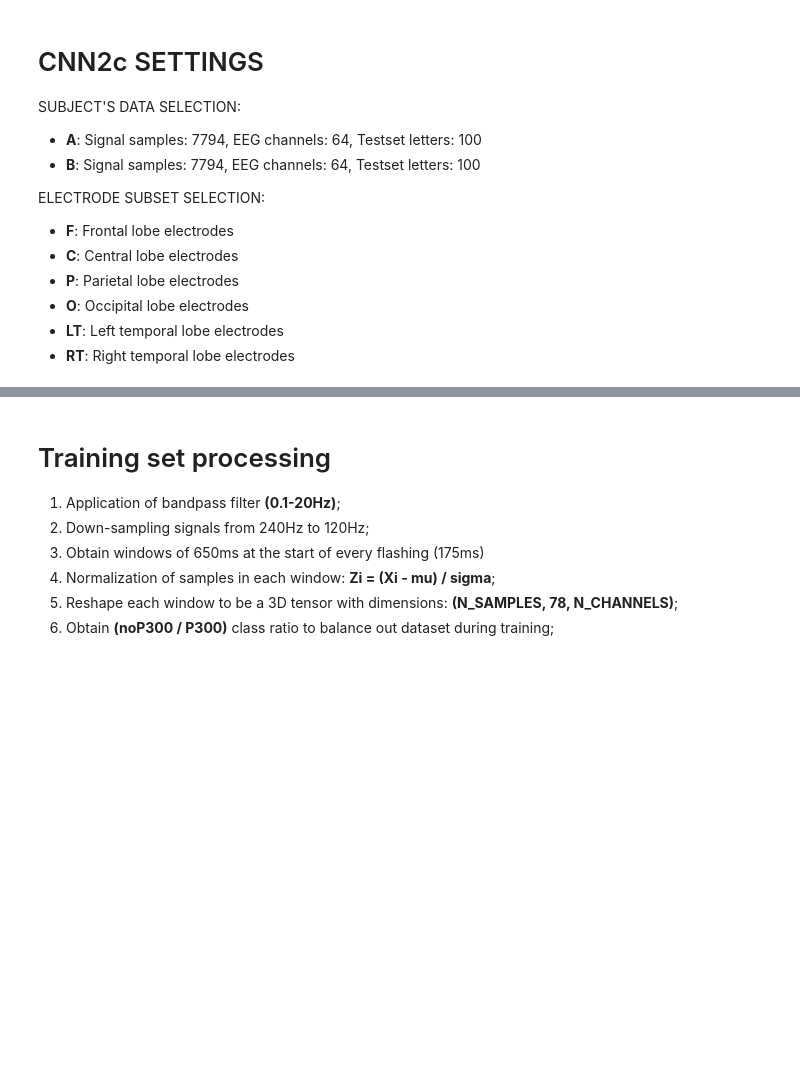
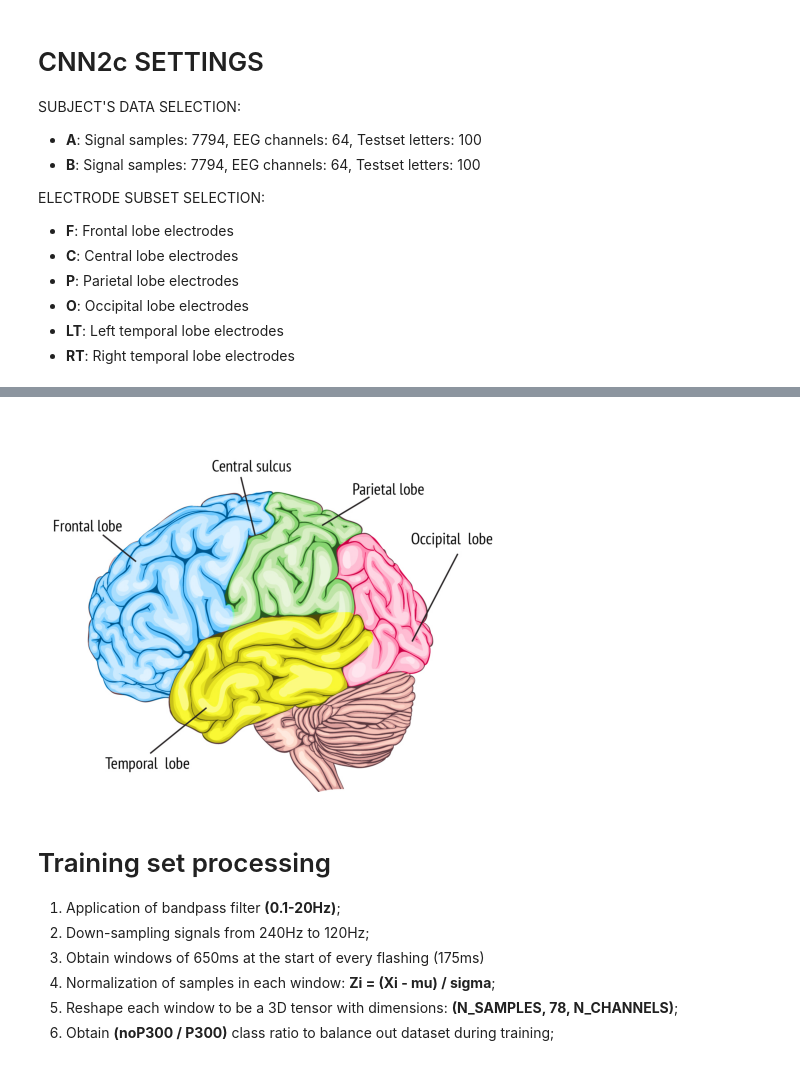
Before and after one commit to qossayrida/neurospell-context-aware, a Jupyter notebook: code/jupyter/CNN2c.ipynb, the cells around one changed output, grey strips where cells are left out. Cells and saved outputs as stored; diff of their text form; code cells hidden in the pictures; blank space fills up the shorter version.

Commit message:
Add CNN2c model

```diff
--- a/code/jupyter/CNN2c.ipynb
+++ b/code/jupyter/CNN2c.ipynb
@@ -84,3 +15,56 @@ ModuleNotFoundError: No module named 'google.colab'
+# %%
+import matplotlib.pyplot as plt
+import matplotlib.image as mpimg
+import seaborn as sns
+import pandas as pd
+import numpy as np
+import warnings
+import string
+import os
+
+from keras.layers import *
+from keras.models import Model
+from tensorflow.keras import backend as K
+from keras import Sequential
+from keras.callbacks import ModelCheckpoint
+from keras.callbacks import EarlyStopping
+from sklearn.metrics import confusion_matrix
+from sklearn.preprocessing import scale
+
+
+contributor_selected = "I"
+electrode_selected = "O"
+electrode_names = ["F", "C", "P", "O", "LT", "RT"]
+
+
+contributor_train_file_path = '../data/Contributor_' + contributor_selected + '_Train.mat'
+contributor_test_file_path = '../data/Contributor_' + contributor_selected + '_Test.mat'
+channel_name_file_path = '../data/channels.csv'
+CHANNEL_COORD = '../data/coordinates.csv'
+warnings.filterwarnings('ignore')
+
+
+# Channel selection
+if electrode_selected == "F":
+    channels = [21, 22, 23, 24, 25, 26, 27, 28, 29, 30, 31, 32, 33, 34, 35, 36, 37]
+elif electrode_selected == "C":
+    channels = [0, 1, 2, 3, 4, 5, 6, 7, 8, 9, 10, 11, 12, 13]
+elif electrode_selected == "P":
+    channels = [15, 16, 17, 18, 19, 48, 49, 50, 51, 52]
+elif electrode_selected == "O":
+    channels = [55, 56, 57, 58, 59, 60, 61, 62]
+elif electrode_selected == "LT":
+    channels = [14, 38, 40, 44, 46, 47]
+elif electrode_selected == "RT":
+    channels = [20, 39, 41, 45, 53, 54]
+
+
+img = mpimg.imread("../image/brain_view.png")
+plt.imshow(img)
+plt.axis('off')  # Hide axes
+plt.show()
+# %% [output]
+[figure, added]
 # %% [markdown]
 # Training set processing
 
```
Also changed, not shown: parts of 26 cells of this notebook, 5 other files.
